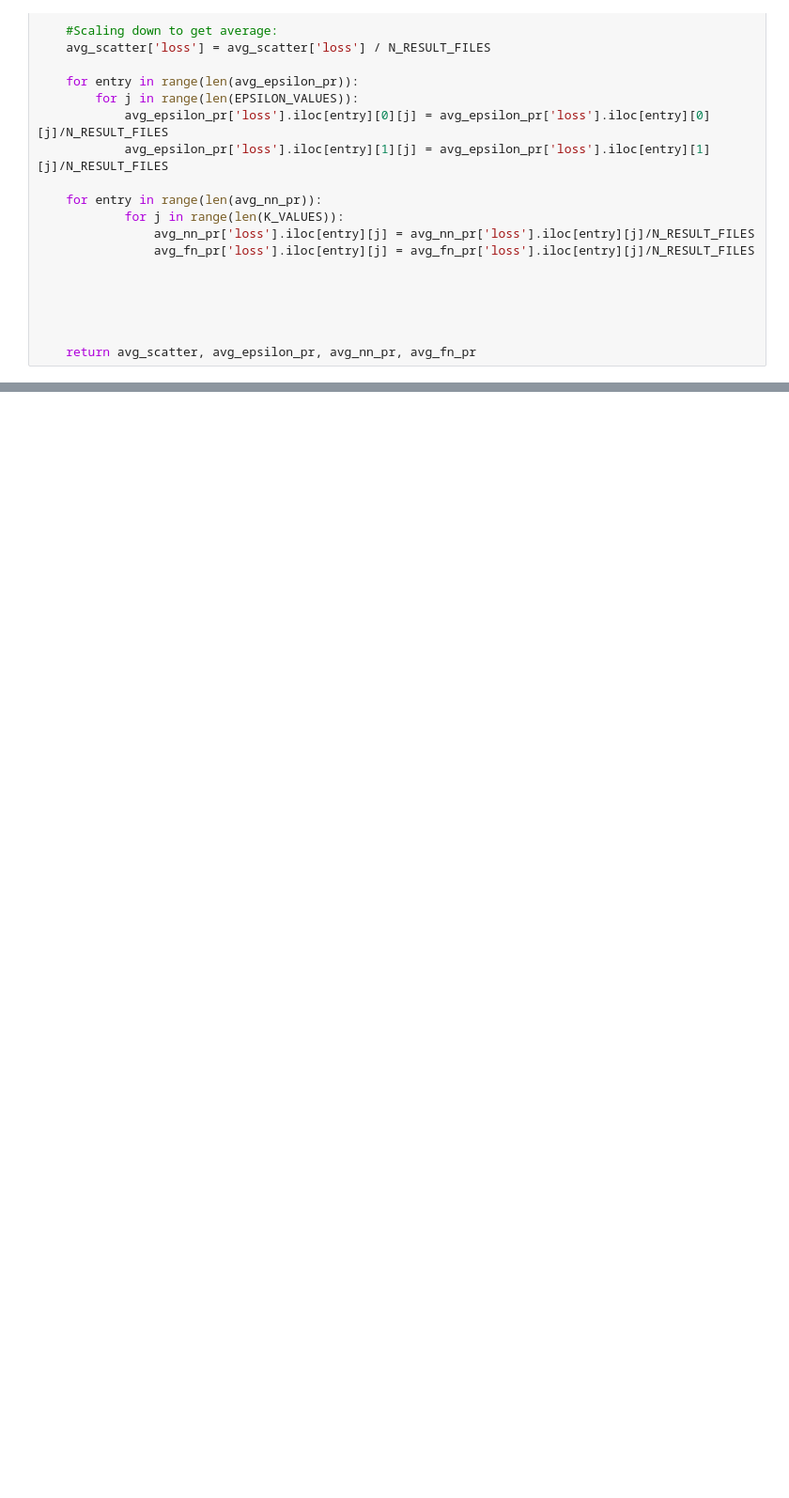
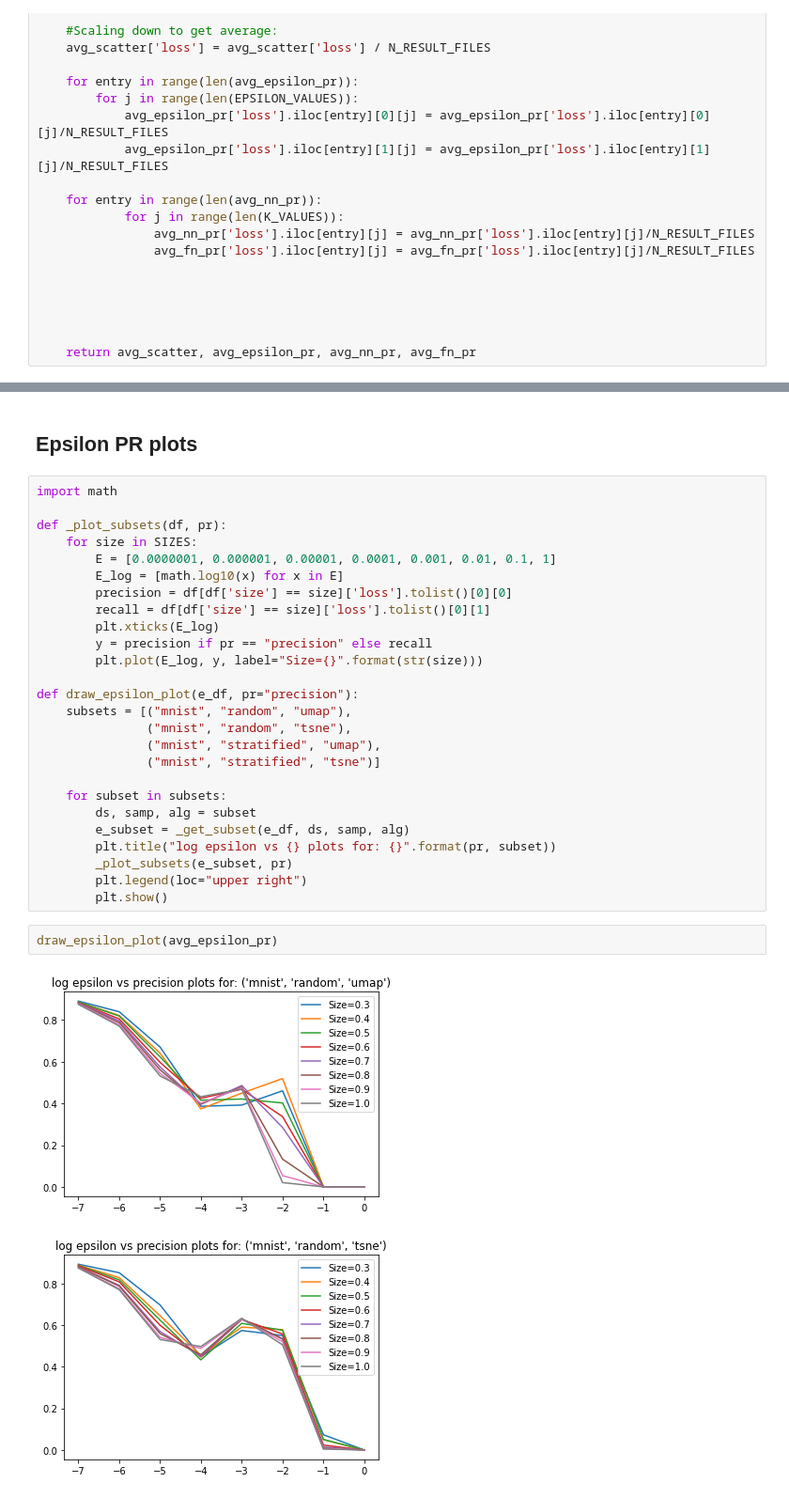
Before and after one commit to raghavmecheri/DimConvergence, a Jupyter notebook: ExperimentOne - Analysis.ipynb, the cells around one changed output, grey strips where cells are left out. Shown at 94% size. Cells and saved outputs as stored; diff of their text form; blank space fills up the shorter version.

```diff
--- a/ExperimentOne - Analysis.ipynb
+++ b/ExperimentOne - Analysis.ipynb
@@ -145,0 +193,33 @@ s
+# %% [markdown]
+## Epsilon PR plots
+# %%
+import math
+
+def _plot_subsets(df, pr):
+    for size in SIZES:
+        E = [0.0000001, 0.000001, 0.00001, 0.0001, 0.001, 0.01, 0.1, 1]
+        E_log = [math.log10(x) for x in E]
+        precision = df[df['size'] == size]['loss'].tolist()[0][0]
+        recall = df[df['size'] == size]['loss'].tolist()[0][1]
+        plt.xticks(E_log)
+        y = precision if pr == "precision" else recall
+        plt.plot(E_log, y, label="Size={}".format(str(size)))
+
+def draw_epsilon_plot(e_df, pr="precision"):
+    subsets = [("mnist", "random", "umap"),
+               ("mnist", "random", "tsne"),
+               ("mnist", "stratified", "umap"),
+               ("mnist", "stratified", "tsne")]
+
+    for subset in subsets:
+        ds, samp, alg = subset
+        e_subset = _get_subset(e_df, ds, samp, alg)
+        plt.title("log epsilon vs {} plots for: {}".format(pr, subset))
+        _plot_subsets(e_subset, pr)
+        plt.legend(loc="upper right")
+        plt.show()
+# %%
+draw_epsilon_plot(avg_epsilon_pr)
+# %% [output]
+[figure, added]
+[figure, added]
```
Also changed, not shown: parts of 20 cells of this notebook, 1 other file.
